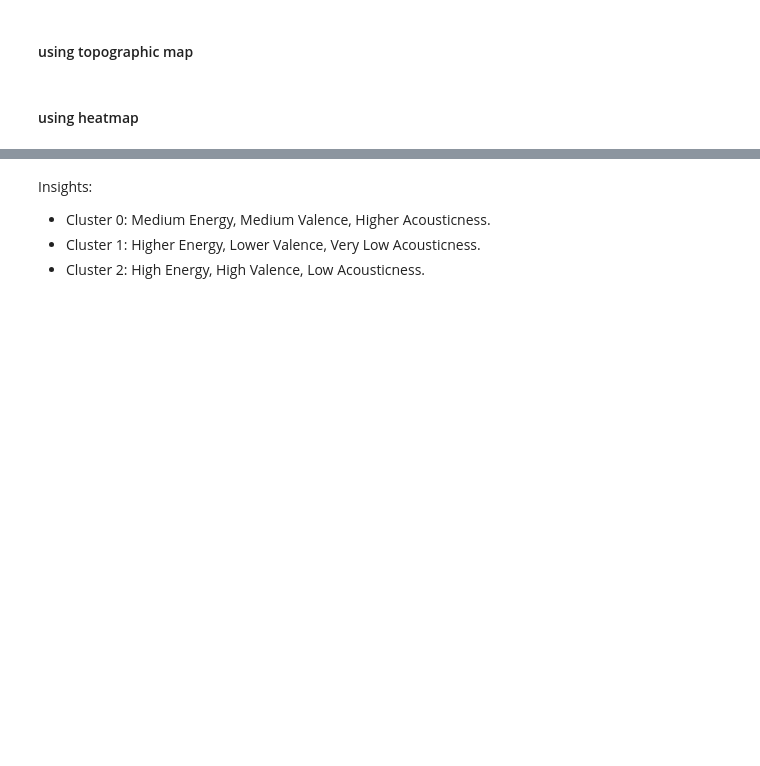
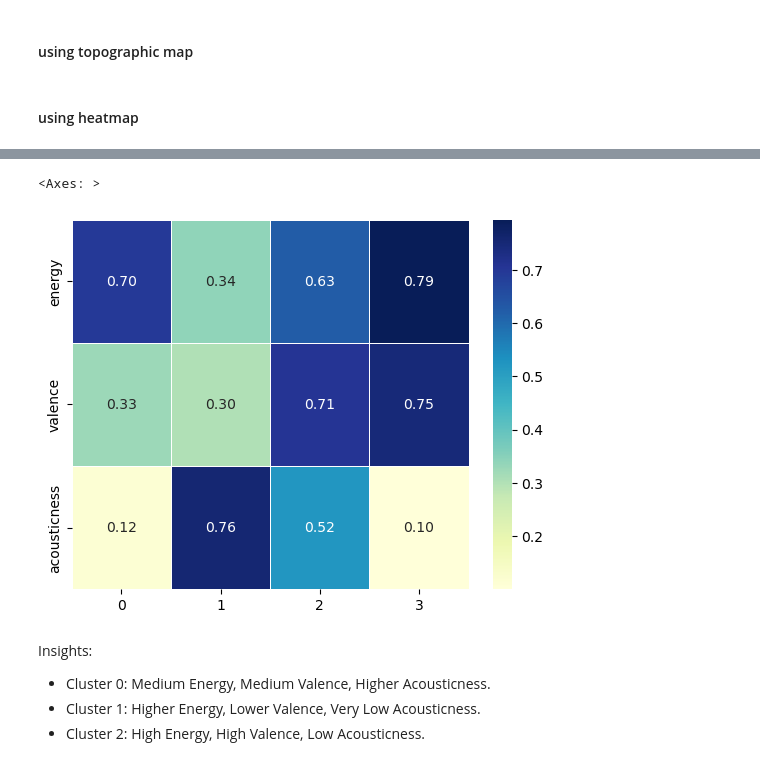
Before and after one commit to fishbrightwise/dap_artificial_dj, a Jupyter notebook: clustering.ipynb, the cells around one changed output, grey strips where cells are left out. Drawn from its saved outputs; the diff is of its cells as text; code cells hidden in the pictures; blank space fills up the shorter version.

```diff
--- a/clustering.ipynb
+++ b/clustering.ipynb
@@ -219,3 +227,9 @@ sns.heatmap(clust_means_df.T, linewidths=.5, cmap="YlGnBu")
+# %%
+clust_means_df = pd.DataFrame(kmeans.cluster_centers_, columns=['energy', 'valence', 'acousticness'])
+sns.heatmap(clust_means_df.T, linewidths=.5, cmap="YlGnBu", annot=True, fmt=".2f")
+# %% [output]
+<Axes: >
+[figure, added]
 # %% [markdown]
 Insights:
 - Cluster 0: Medium Energy, Medium Valence, Higher Acousticness.
```
Also changed, not shown: parts of 7 cells of this notebook.
